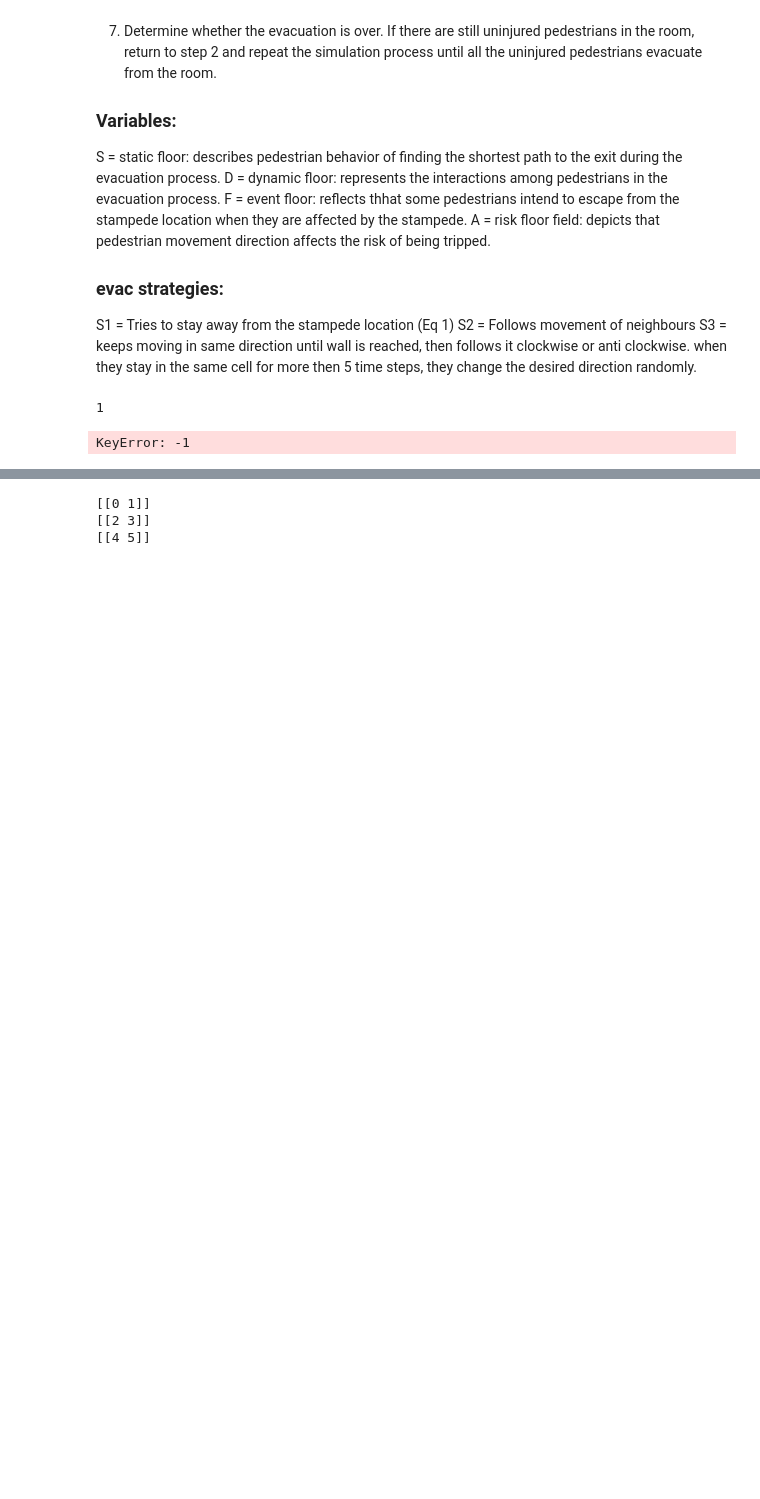
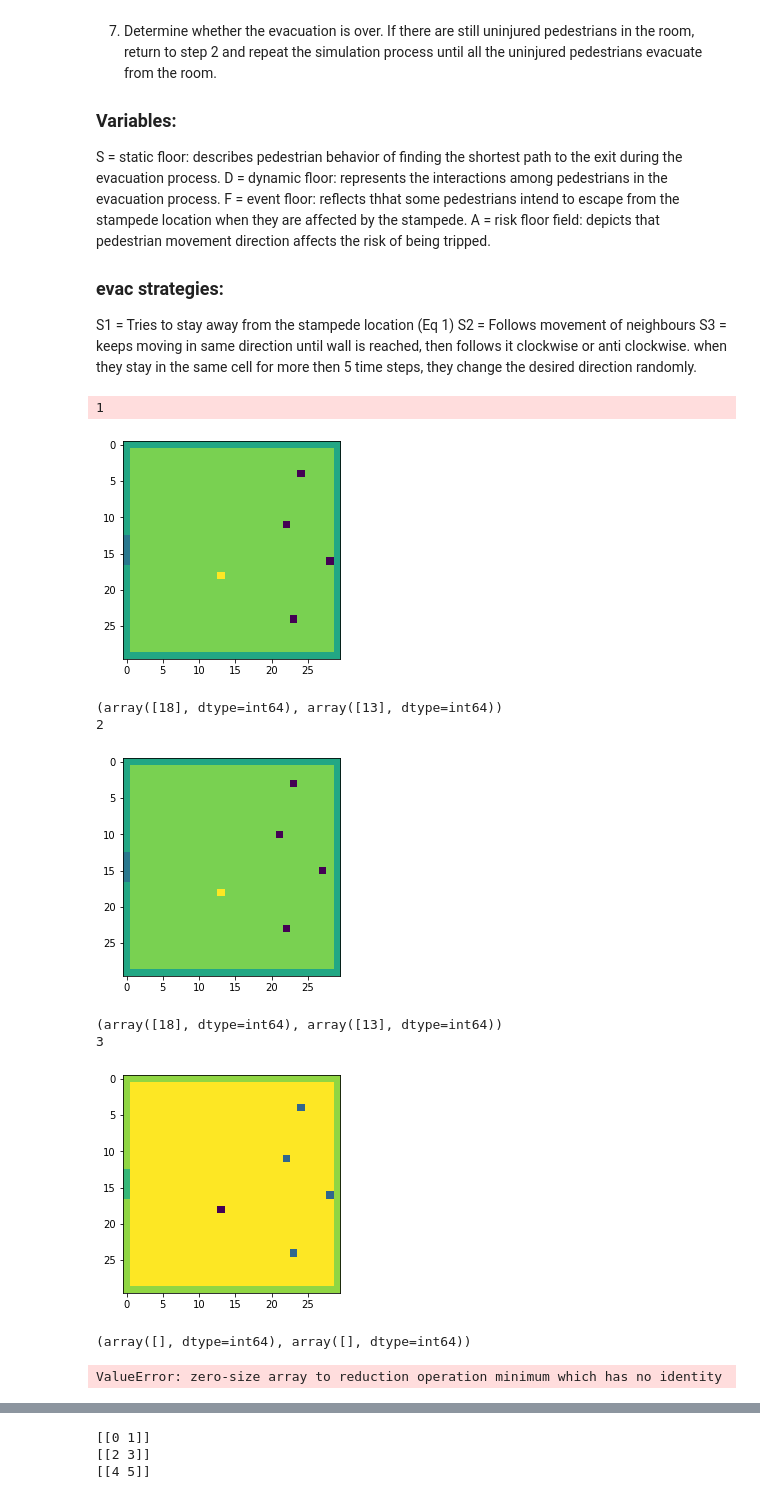
Before and after one commit to wardvanbelle/STmodels_project, a Jupyter notebook: Stampede.ipynb, the cells around one changed output, grey strips where cells are left out. Saved outputs shown, nothing was run; the diff lists cells and outputs as text; code cells hidden in the pictures; blank space fills up the shorter version.

```diff
--- a/Stampede.ipynb
+++ b/Stampede.ipynb
@@ -598,14 +617,14 @@ class Pedestrian:
 # %%
 # parameters
 board_size = 30 # size of board
-num_people = 100 # number of people
+num_people = 5 # number of people
 
 ##b Assigning locations as a tuple of a list with all y-coordinates and a list with all x-coordinates allows for multiple indexing
 exit_locs = ([int(board_size/2-2), int(board_size/2-1), int(board_size/2), int(board_size/2+1)], [0, 0, 0, 0]) # exit locations (middle of left wall)
 obstacle_locs = ([],[])
 fallen_locs = ([],[]) # No obstacles for now
 
-S_wall = 500
+S_wall = 0 # 500 in the article but we're smarter
 S_exit = 1
 B_wall = -1
 B_exit = -2
@@ -652,8 +671,6 @@ F = init_F(board_size)
 while stampede:
     print(time)
 
-    prev_locations = get_locations(person_list)
-
     if time == Ts:
         chaos = True
         x = random.randint(0,len(person_list))
@@ -676,14 +693,19 @@ while stampede:
     # step 2: iterate over every person in person_list
 
     if time > 1:
-        D = update_D(D, locations, prev_locations)
+        D = update_D(D, locations, prev_locations, diffusion_factor, decay_factor)
         fallen_locs,board = update_board(board,person_list,state_dic,chaos)
 
-    if time > 1 and fallen_locs != prev_fallen_locs:
+    plt.imshow(board)
+    plt.show()
+
+    print(fallen_locs)
+    if time > 1 and fallen_locs != prev_fallen_locs and len(fallen_locs[0]) > 0:
         # note that Fij is -inf if there is an obstacle/fallen person on Fij
         F = update_F(board_size, fallen_locs, Srange)
 
     prev_fallen_locs = fallen_locs
+    prev_locations = get_locations(person_list)
     directionmap = get_directions(board_size,person_list)
 
     for person in person_list:
@@ -694,14 +716,15 @@ while stampede:
         # if person has been evacuated, remove from person list
 
         if person.state == 'left':
-            person_list.remove(person)
+            np.delete(person_list,person)
         else:
             # calculate movement of each person
             # or if person.state = 'C' calculate chance of getting up
 
-            person = move_direction(person,board,S,D,F,exit_locs,fallen_locs,directionmap,sight_radius,board_size,ks,kd,kf,ka,kc,B_wall)
+            person = move_direction(person,board,S,D,F,exit_locs,fallen_locs,directionmap,sight_radius,board_size,ks,kd,kf,ka,kc,B_wall,B_exit)
 
     next_locations = np.array([person.new_location for person in person_list if person.state != 'C'])
+    next_loc_person_list = np.array([person for person in person_list if person.state != 'C'])
 
     # find duplicate locations in next_locations list and put in dupes
 
@@ -709,39 +732,47 @@ while stampede:
     non_dupes = dupes[count == 1]
     dupes = dupes[count > 1]
     if dupes.size > 0:
 
         for dupe in dupes:
             # for all dupes calc which person moves and set its location to new location
             # The other persons stay in their original location and thus don't need to be adjusted
-            people_moving = person_list[np.all(next_locations == dupe,axis=1)]
-            people_moving = np.random.shuffle(people_moving)
+            people_moving = next_loc_person_list[np.all(next_locations == dupe,axis=1)]
+            np.random.shuffle(people_moving)
             picked = people_moving[0]
             picked.location = picked.new_location
 
         for non_dupe in non_dupes:
             # set location to new locations
-            person_moving = person_list[np.all(next_locations == non_dupe,axis=1)]
+            person_moving = next_loc_person_list[np.all(next_locations == non_dupe,axis=1)][0]
             person_moving.location = person_moving.new_location
 
     else:
-        for person in person_list:
+        for person in next_loc_person_list:
             person.location = person.new_location
 
     locations = get_locations(person_list)
 
     # check if stampede is over
 
     stampede = check_stampede(person_list,chaos)
 
     # write current board to total
-    temp = np.reshape(plot_room(board,state_dic,S_exit,S_wall),(1,board_size,board_size,3))
+    temp = np.reshape(plot_room(board,state_dic,B_exit,B_wall),(1,board_size,board_size,3))
     stampede_clip = np.vstack((stampede_clip,temp))
     time += 1
 
 print(f"The stampede lasted {time} seconds.")
 # %% [output]
 1
+[figure, added]
-KeyError: -1
+(array([18], dtype=int64), array([13], dtype=int64))
+2
+[figure, added]
+(array([18], dtype=int64), array([13], dtype=int64))
+3
+[figure, added]
+(array([], dtype=int64), array([], dtype=int64))
+ValueError: zero-size array to reduction operation minimum which has no identity
 # %%
 board, person_list = init_board(board_size,num_people,exit_locs,sight_radius,state_dic)
 S = init_S(board_size, S_wall, S_exit, obstacle_locs, exit_locs, mu)
```
Also changed, not shown: parts of 2 cells of this notebook, 1 other file.
